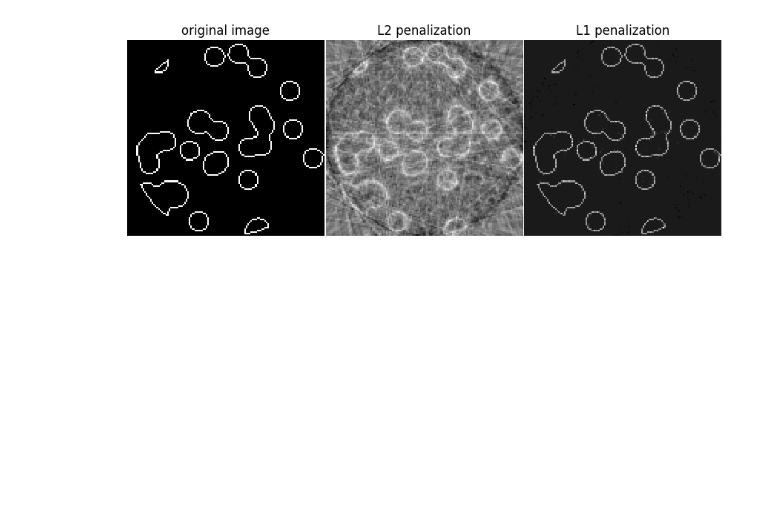
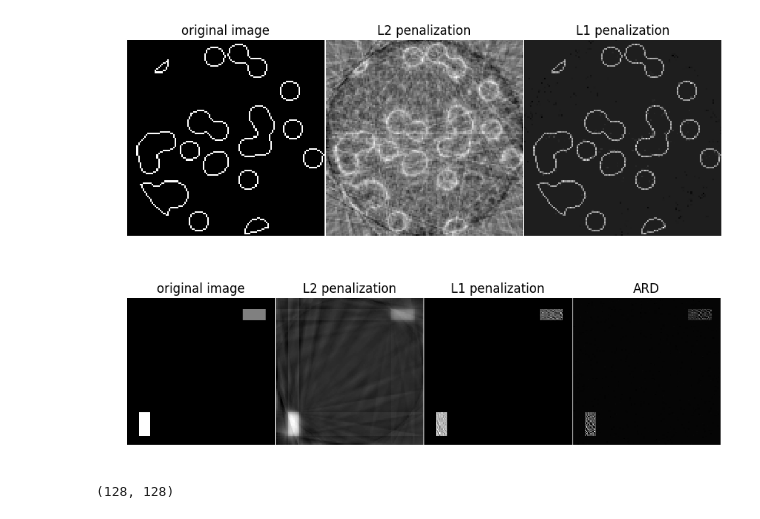
Before and after one commit to sachinruk/deepschool.io, a Jupyter notebook: Penalised Regression.ipynb, the cells around one changed output. Drawn from its saved outputs; the diff is of its cells as text; code cells hidden in the pictures; blank space fills up the shorter version.

```diff
--- a/Penalised Regression.ipynb
+++ b/Penalised Regression.ipynb
@@ -231,3 +232,56 @@ plt.subplots_adjust(hspace=0.01, wspace=0.01, top=1, bottom=0, left=0,
 plt.show()
 # %% [output]
 [figure]
+# %%
+# New X ray like dataset
+data = np.zeros((128,128))
+data[10:20,100:120] = 1.5
+data[100:120, 10:20] = 3.0
+
+proj = proj_operator * data.ravel()[:, np.newaxis]
+proj += 0.15 * np.random.randn(*proj.shape)
+
+# Reconstruction with L2 (Ridge) penalization
+rgr_ridge = Ridge(alpha=0.2)
+rgr_ridge.fit(proj_operator, proj.ravel())
+rec_l2 = rgr_ridge.coef_.reshape(l, l)
+
+# Reconstruction with L1 (Lasso) penalization
+# the best value of alpha was determined using cross validation
+# with LassoCV
+rgr_lasso = Lasso(alpha=0.001)
+rgr_lasso.fit(proj_operator, proj.ravel())
+rec_l1 = rgr_lasso.coef_.reshape(l, l)
+
+# model = ARDRegression()
+# model.fit(proj_operator, proj.ravel())
+# ard = model.coef_.reshape(l, l)
+
+plt.figure(figsize=(8, 3.3))
+plt.subplot(141)
+plt.imshow(data, cmap=plt.cm.gray, interpolation='nearest')
+plt.axis('off')
+plt.title('original image')
+plt.subplot(142)
+plt.imshow(rec_l2, cmap=plt.cm.gray, interpolation='nearest')
+plt.title('L2 penalization')
+plt.axis('off')
+plt.subplot(143)
+plt.imshow(rec_l1, cmap=plt.cm.gray, interpolation='nearest')
+plt.title('L1 penalization')
+plt.axis('off')
+plt.subplot(144)
+plt.imshow(ard, cmap=plt.cm.gray, interpolation='nearest')
+plt.title('ARD')
+plt.axis('off')
+
+plt.subplots_adjust(hspace=0.01, wspace=0.01, top=1, bottom=0, left=0,
+                    right=1)
+
+plt.show()
+# %% [output]
+[figure, added]
+# %%
+rgr_lasso.coef_.reshape(l,l).shape
+# %% [output]
+(128, 128)
```
Also changed, not shown: parts of 2 cells of this notebook.
